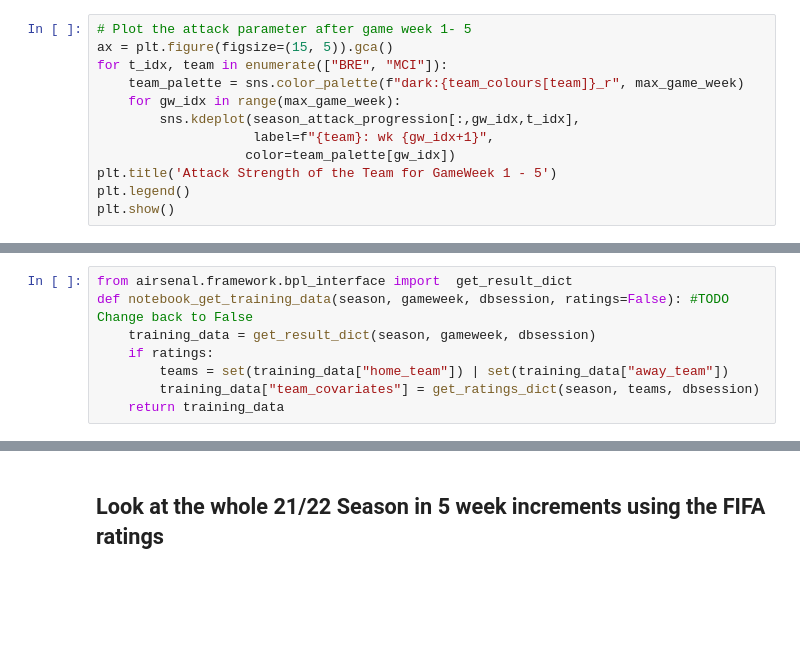
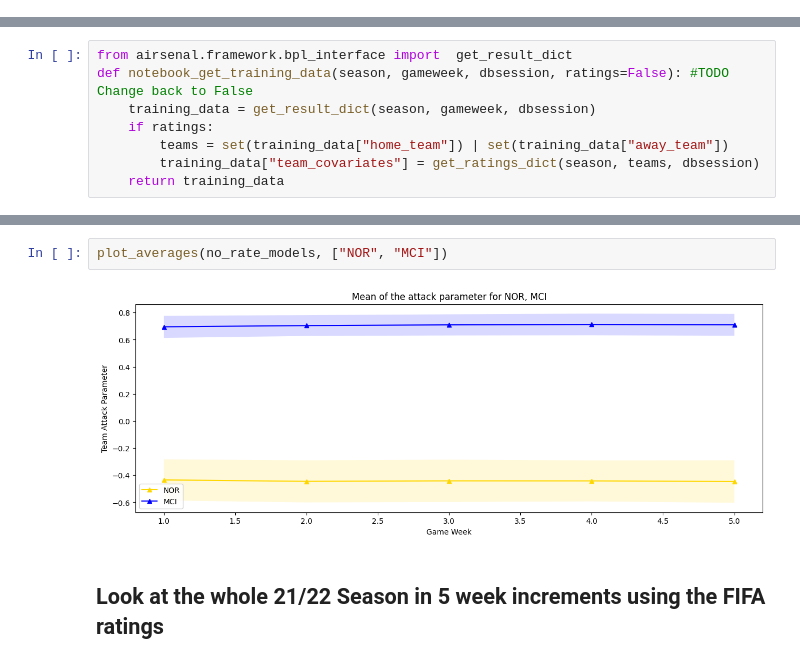
Before and after one commit to alan-turing-institute/AIrsenal, a Jupyter notebook: notebooks/progression_of_attack_parameter.ipynb, the cells around one changed output, grey strips where cells are left out. Drawn from its saved outputs; the diff is of its cells as text; blank space fills up the shorter version.

```diff
--- a/notebooks/progression_of_attack_parameter.ipynb
+++ b/notebooks/progression_of_attack_parameter.ipynb
@@ -100,12 +60,0 @@ Fitting team model...
-# %%
-# Plot the attack parameter after game week 1- 5
-ax = plt.figure(figsize=(15, 5)).gca()
-for t_idx, team in enumerate(["BRE", "MCI"]):
-    team_palette = sns.color_palette(f"dark:{team_colours[team]}_r", max_game_week)
-    for gw_idx in range(max_game_week):
-        sns.kdeplot(season_attack_progression[:,gw_idx,t_idx],
-                    label=f"{team}: wk {gw_idx+1}",
-                   color=team_palette[gw_idx])
-plt.title('Attack Strength of the Team for GameWeek 1 - 5')
-plt.legend()
-plt.show()
@@ -194,2 +156,6 @@ plt.show()
+# %%
+plot_averages(no_rate_models, ["NOR", "MCI"])
+# %% [output]
+[figure, added]
 # %% [markdown]
 ## Look at the whole 21/22 Season in 5 week increments using the FIFA ratings
```
Also changed, not shown: parts of 25 cells of this notebook.
